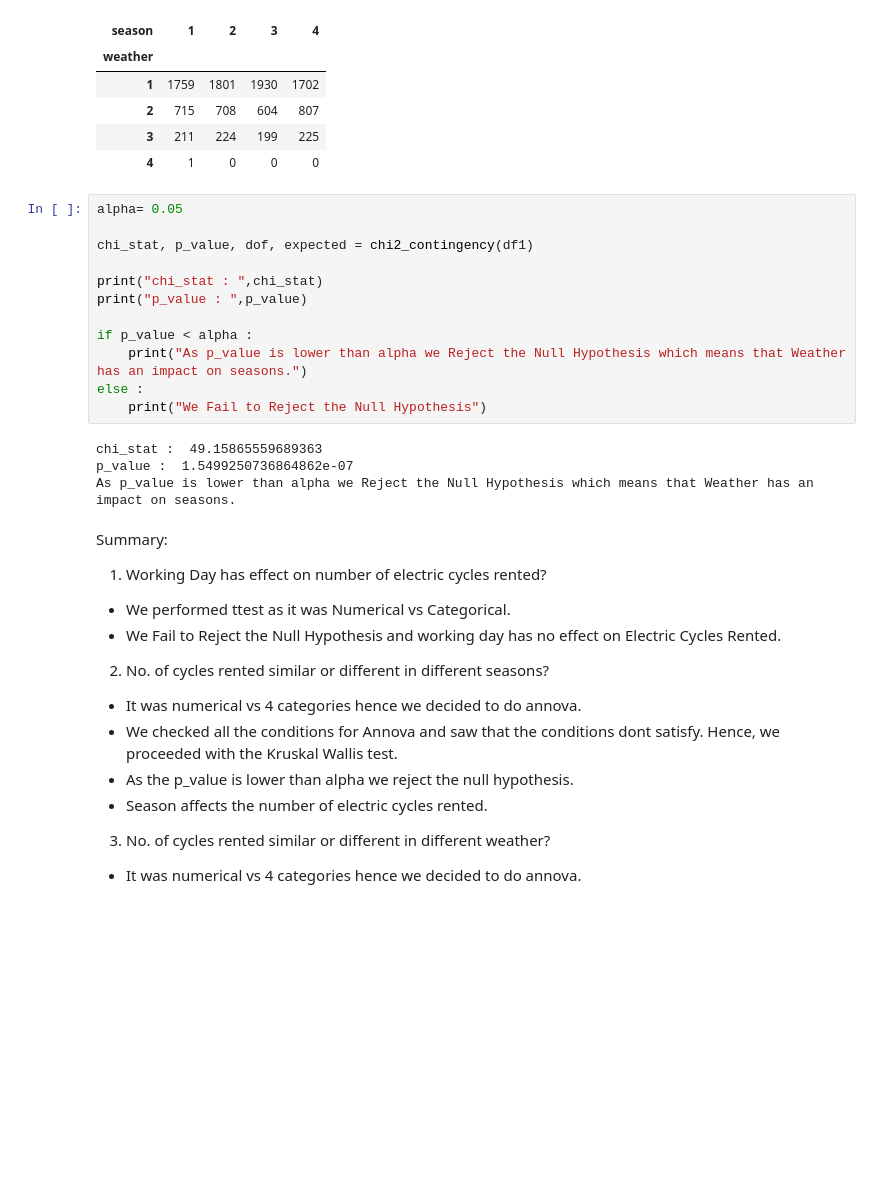
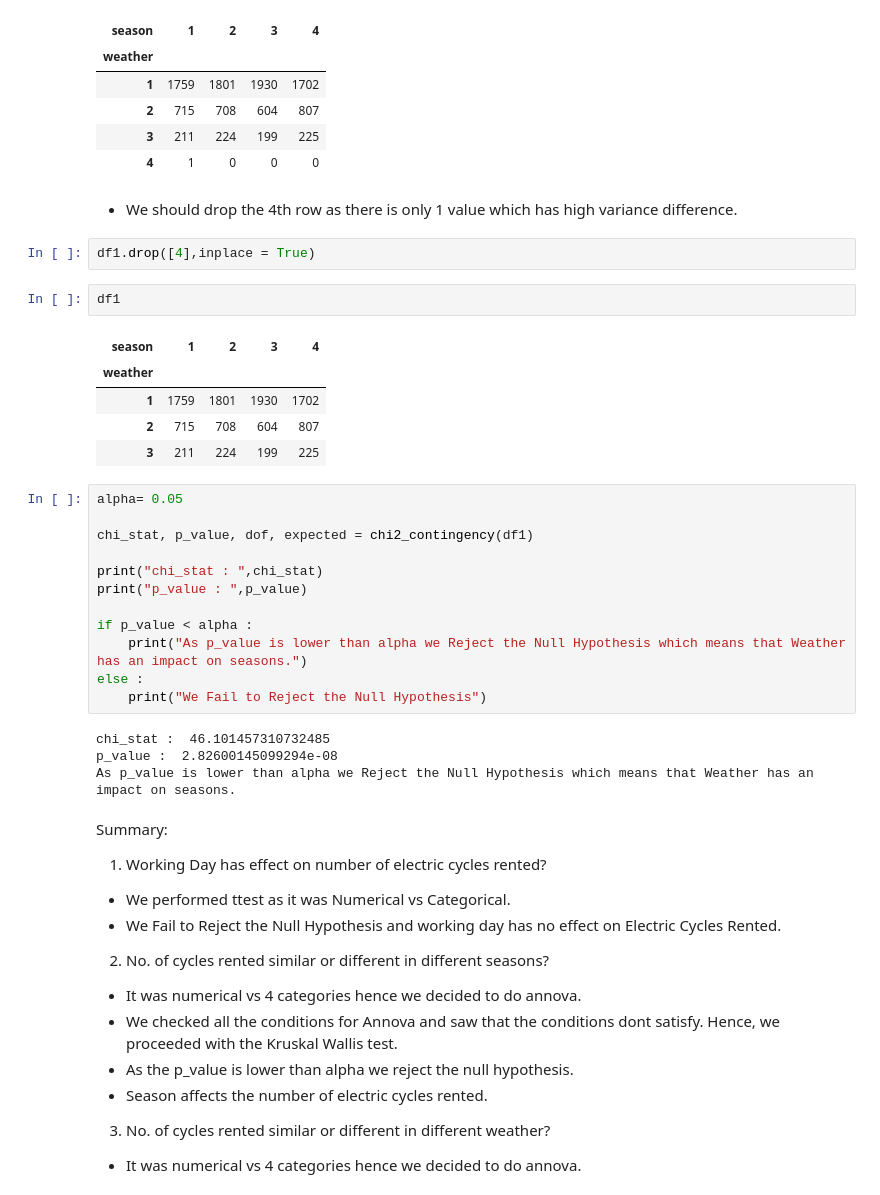
Before and after one commit to Rhy-Shah/Yulu_Hypothesis_Testing, a Jupyter notebook: yulu.ipynb, the cells around one changed output. Cells and saved outputs as stored; diff of their text form; blank space fills up the shorter version.

```diff
--- a/yulu.ipynb
+++ b/yulu.ipynb
@@ -703,6 +703,18 @@ df1
 | 2 | 715 | 708 | 604 | 807 |
 | 3 | 211 | 224 | 199 | 225 |
 | 4 | 1 | 0 | 0 | 0 |
+# %% [markdown]
+* We should drop the 4th row as there is only 1 value which has high variance difference.
+# %%
+df1.drop([4],inplace = True)
+# %%
+df1
+# %% [output]
+| season | 1 | 2 | 3 | 4 |
+| weather |  |  |  |  |
+| 1 | 1759 | 1801 | 1930 | 1702 |
+| 2 | 715 | 708 | 604 | 807 |
+| 3 | 211 | 224 | 199 | 225 |
 # %%
 alpha= 0.05
 
@@ -716,8 +728,8 @@ if p_value < alpha :
 else :
     print("We Fail to Reject the Null Hypothesis")
 # %% [output]
-chi_stat :  49.15865559689363
-p_value :  1.5499250736864862e-07
+chi_stat :  46.101457310732485
+p_value :  2.82600145099294e-08
 As p_value is lower than alpha we Reject the Null Hypothesis which means that Weather has an impact on seasons.
 # %% [markdown]
 Summary:
```
Also changed, not shown: parts of 7 cells of this notebook, 1 other file.
